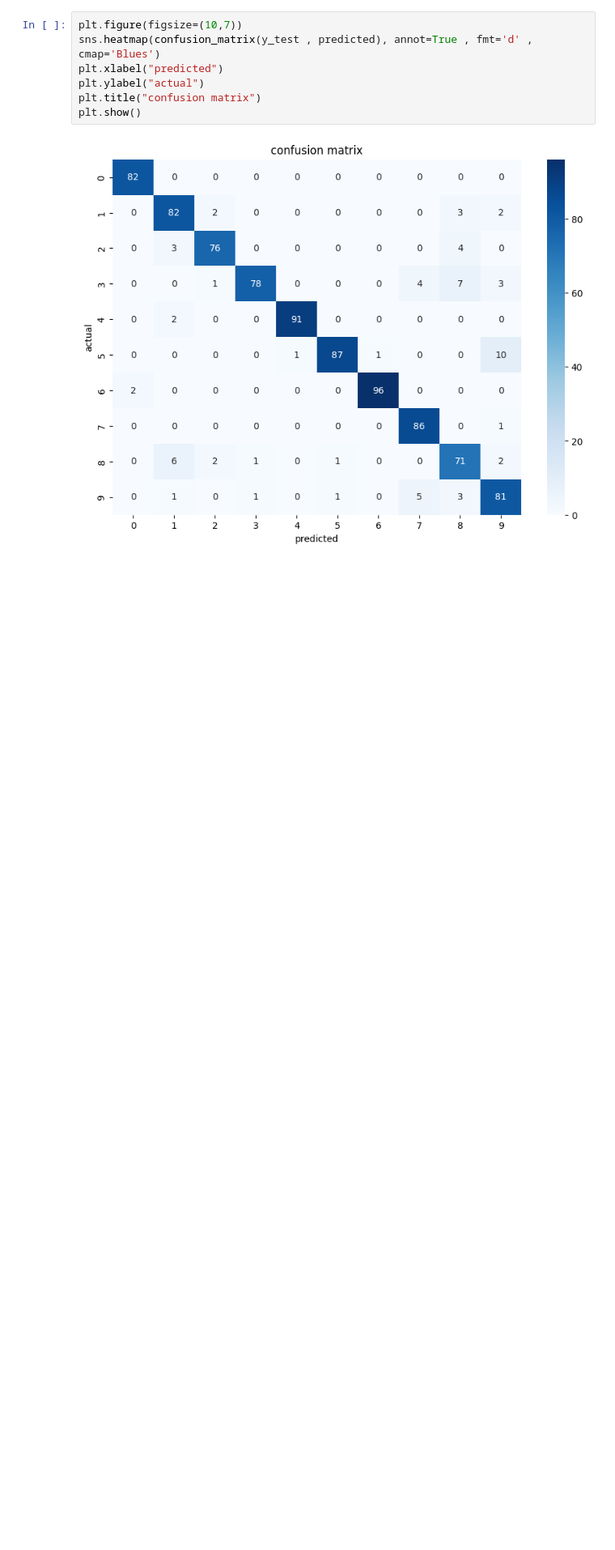
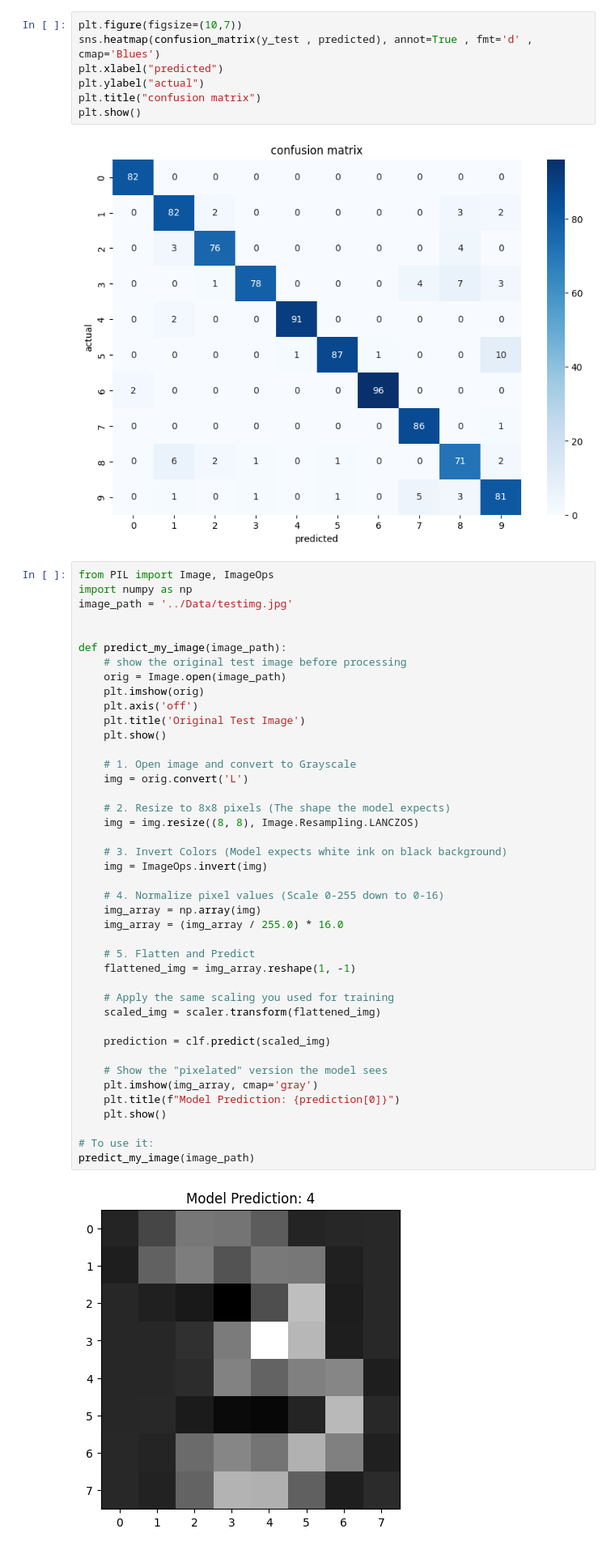
Before and after one commit to vipulyadav-2004/Handwritten-digit-classification, a Jupyter notebook: Notebooks/digit_class.ipynb, the cells around one changed output. Shown at 81% size. Cells and saved outputs as stored; diff of their text form; blank space fills up the shorter version.

```diff
--- a/Notebooks/digit_class.ipynb
+++ b/Notebooks/digit_class.ipynb
@@ -51,3 +51,47 @@ plt.title("confusion matrix")
 plt.show()
 # %% [output]
 [figure]
+# %%
+from PIL import Image, ImageOps
+import numpy as np
+image_path = '../Data/testimg.jpg'
+
+
+def predict_my_image(image_path):
+    # show the original test image before processing
+    orig = Image.open(image_path)
+    plt.imshow(orig)
+    plt.axis('off')
+    plt.title('Original Test Image')
+    plt.show()
+
+    # 1. Open image and convert to Grayscale
+    img = orig.convert('L')
+
+    # 2. Resize to 8x8 pixels (The shape the model expects)
+    img = img.resize((8, 8), Image.Resampling.LANCZOS)
+
+    # 3. Invert Colors (Model expects white ink on black background)
+    img = ImageOps.invert(img)
+
+    # 4. Normalize pixel values (Scale 0-255 down to 0-16)
+    img_array = np.array(img)
+    img_array = (img_array / 255.0) * 16.0
+
+    # 5. Flatten and Predict
+    flattened_img = img_array.reshape(1, -1)
+
+    # Apply the same scaling you used for training
+    scaled_img = scaler.transform(flattened_img)
+
+    prediction = clf.predict(scaled_img)
+
+    # Show the "pixelated" version the model sees
+    plt.imshow(img_array, cmap='gray')
+    plt.title(f"Model Prediction: {prediction[0]}")
+    plt.show()
+
+# To use it:
+predict_my_image(image_path)
+# %% [output]
+[figure, added]
```
Also changed, not shown: 1 other file.
